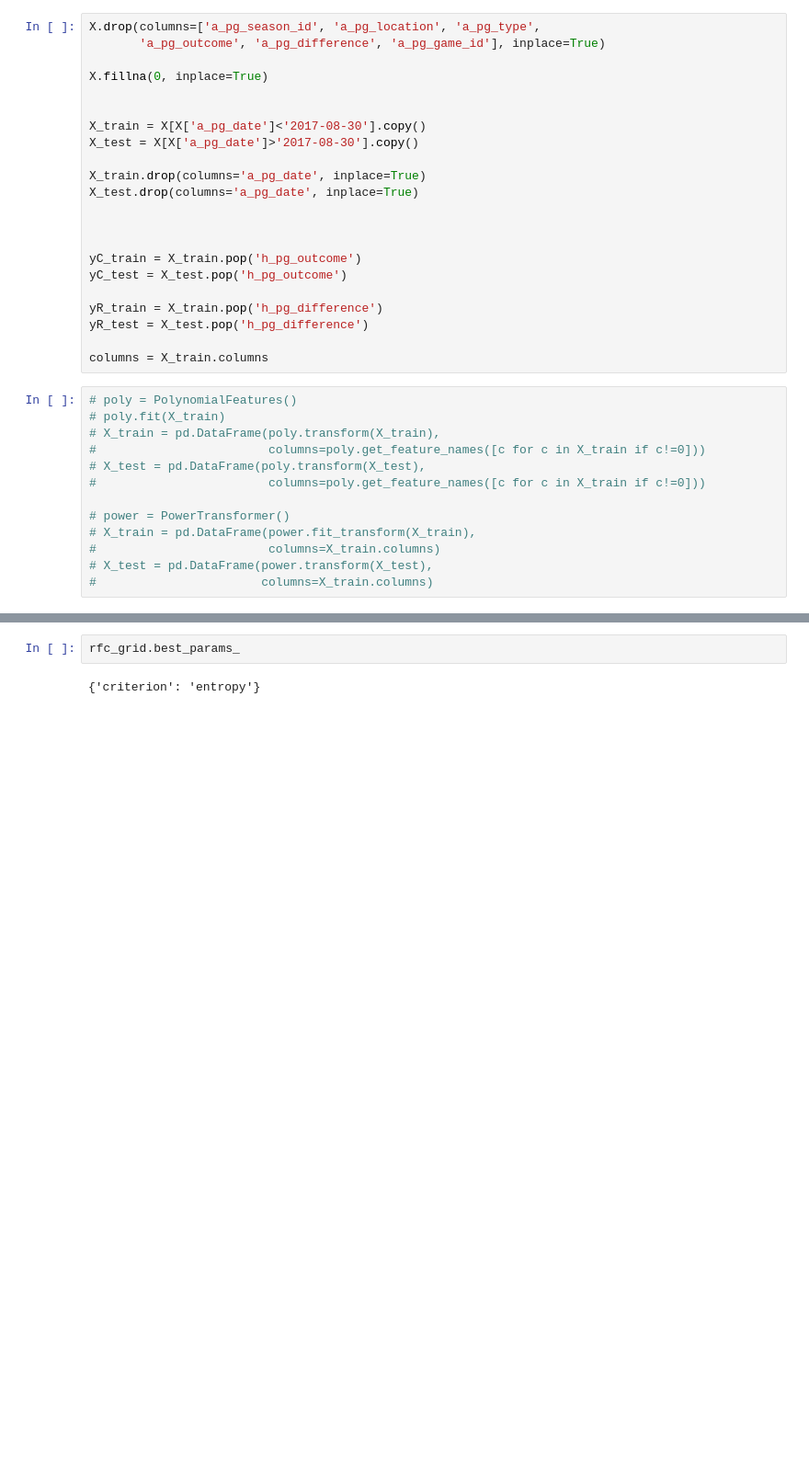
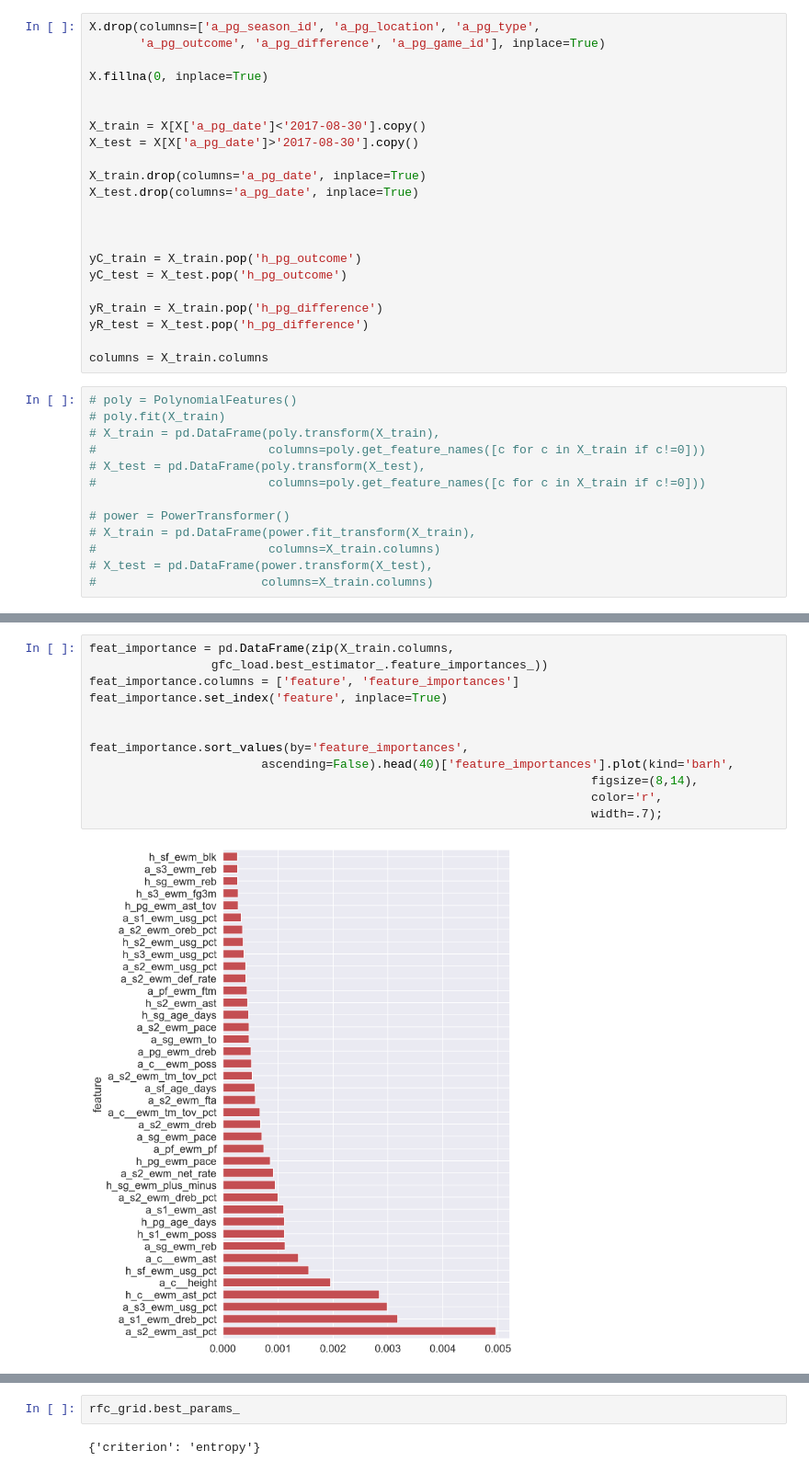
Before and after one commit to finjammin/Capstone-NBA, a Jupyter notebook: Pt4_Modelling/Modelling_randomForest.ipynb, the cells around one changed output, grey strips where cells are left out. Shown: that part at 92% size. Cells and saved outputs as stored; diff of their text form; blank space fills up the shorter version.

```diff
--- a/Pt4_Modelling/Modelling_randomForest.ipynb
+++ b/Pt4_Modelling/Modelling_randomForest.ipynb
@@ -203,0 +208,14 @@ AttributeError: 'GridSearchCV' object has no attribute 'scorer_'
+# %%
+feat_importance = pd.DataFrame(zip(X_train.columns,
+                 gfc_load.best_estimator_.feature_importances_))
+feat_importance.columns = ['feature', 'feature_importances']
+feat_importance.set_index('feature', inplace=True)
+
+
+feat_importance.sort_values(by='feature_importances',
+                        ascending=False).head(40)['feature_importances'].plot(kind='barh',
+                                                                      figsize=(8,14),
+                                                                      color='r',
+                                                                      width=.7);
+# %% [output]
+[figure, added]
```
Also changed, not shown: parts of 11 cells of this notebook, 3 other files.
